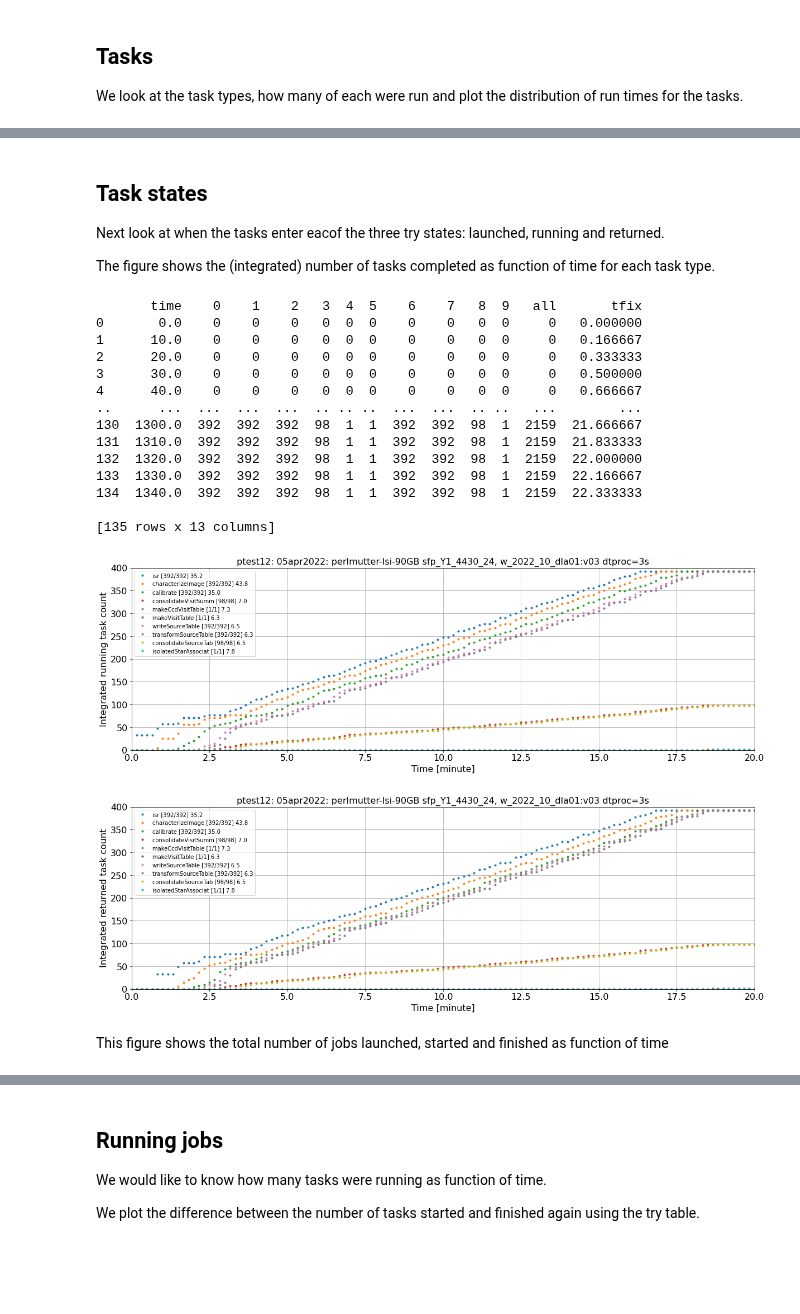
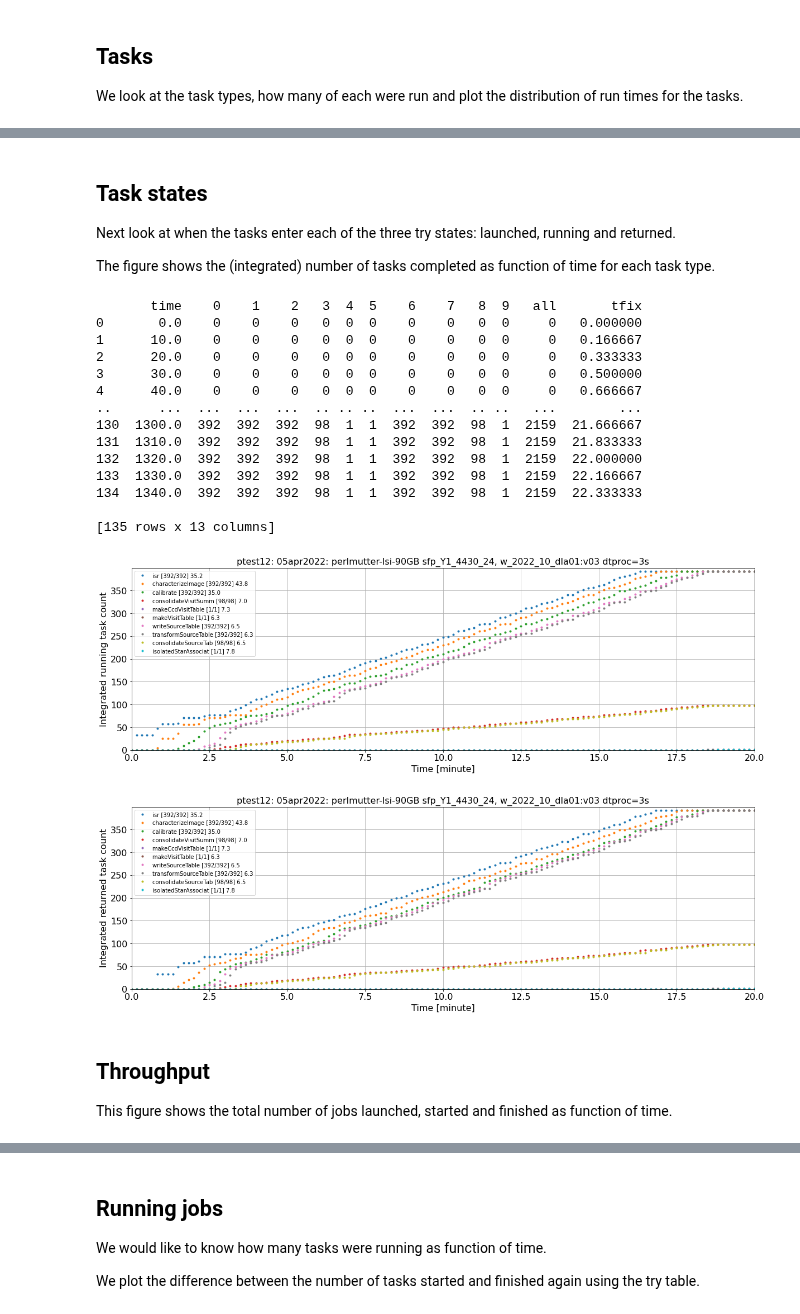
Before and after one commit to LSSTDESC/desc-wfmon, a Jupyter notebook: ipynb/monexp.ipynb, the cells around one changed output, grey strips where cells are left out. Saved outputs shown, nothing was run; the diff lists cells and outputs as text; code cells hidden in the pictures; blank space fills up the shorter version.

```diff
--- a/ipynb/monexp.ipynb
+++ b/ipynb/monexp.ipynb
@@ -348,10 +353,14 @@ Task name [done/count]
 [figure]
 # %% [markdown]
 ## Task states
-Next look at when the tasks enter eacof the three try states: launched, running and returned.
+Next look at when the tasks enter each of the three try states: launched, running and returned.
 
 The figure shows the (integrated) number of tasks completed as function of time for each task type.
 # %%
+if tprc2 > 0.5*tmax:
+    legloc = "upper left"
+else:
+    legloc = "upper right"
 dbr.taskcounts(delt=10)
 for dfs in dbr._taskcounts:
     for idf in dfs:
@@ -359,41 +368,43 @@ for dfs in dbr._taskcounts:
 dbr._taskcounts[0]['running']
 print(dbr.taskcounts('returned', 0))
 state = 'running'
 tsclau = dbr.taskcounts('launched')
 tscrun = dbr.taskcounts('running')
 tscret = dbr.taskcounts('returned')
 for sstat in ['running', 'returned']:
     plt.figure(figsize=(pdx, pdy))
     tsc = dbr.taskcounts(sstat)
-    for itsk in range(ntsk):
-        plt.plot(tsc.tfix, tsc[itsk], '.', color=cols[itsk%ncol], label=labs[itsk])
+    for itid in range(ntid):
+        plt.plot(tsc.tfix, tsc[itid], '.', color=cols[itid%ncol], label=labs[itid])
     plt.xlabel(f"Time [{stunit}]")
     plt.ylabel(f"Integrated {sstat} task count")
-    plt.legend(loc='upper left', fontsize=10)
+    plt.legend(loc=legloc, fontsize=10)
     plt.grid(True)
-    junk = plt.axis([tmin, tmax, 0, njobmax])
+    junk = plt.axis([tmin, tmax, 0, 1.02*ntskByTidMax])
     plt.title(pttl)
     plt.savefig(f"{pfx}sn{sstat[0:3]}{sfx}")
     plt.show()
 # %% [output]
        time    0    1    2   3  4  5    6    7   8  9   all       tfix
 0       0.0    0    0    0   0  0  0    0    0   0  0     0   0.000000
 1      10.0    0    0    0   0  0  0    0    0   0  0     0   0.166667
 2      20.0    0    0    0   0  0  0    0    0   0  0     0   0.333333
 3      30.0    0    0    0   0  0  0    0    0   0  0     0   0.500000
 4      40.0    0    0    0   0  0  0    0    0   0  0     0   0.666667
 ..      ...  ...  ...  ...  .. .. ..  ...  ...  .. ..   ...        ...
 130  1300.0  392  392  392  98  1  1  392  392  98  1  2159  21.666667
 131  1310.0  392  392  392  98  1  1  392  392  98  1  2159  21.833333
 132  1320.0  392  392  392  98  1  1  392  392  98  1  2159  22.000000
 133  1330.0  392  392  392  98  1  1  392  392  98  1  2159  22.166667
 134  1340.0  392  392  392  98  1  1  392  392  98  1  2159  22.333333
 
 [135 rows x 13 columns]
-[figure, old version]
+[figure, new version]
-[figure, old version]
+[figure, new version]
 # %% [markdown]
-This figure shows the total number of jobs launched, started and finished as function of time
+## Throughput
+
+This figure shows the total number of jobs launched, started and finished as function of time.
 # %%
 plt.figure(figsize=(pdx, pdy))
 plt.plot(tscrun.tfix, tsclau['all'], '.', color=cols[0], label='launched')
```
Also changed, not shown: parts of 5 cells of this notebook, 2 other files.
